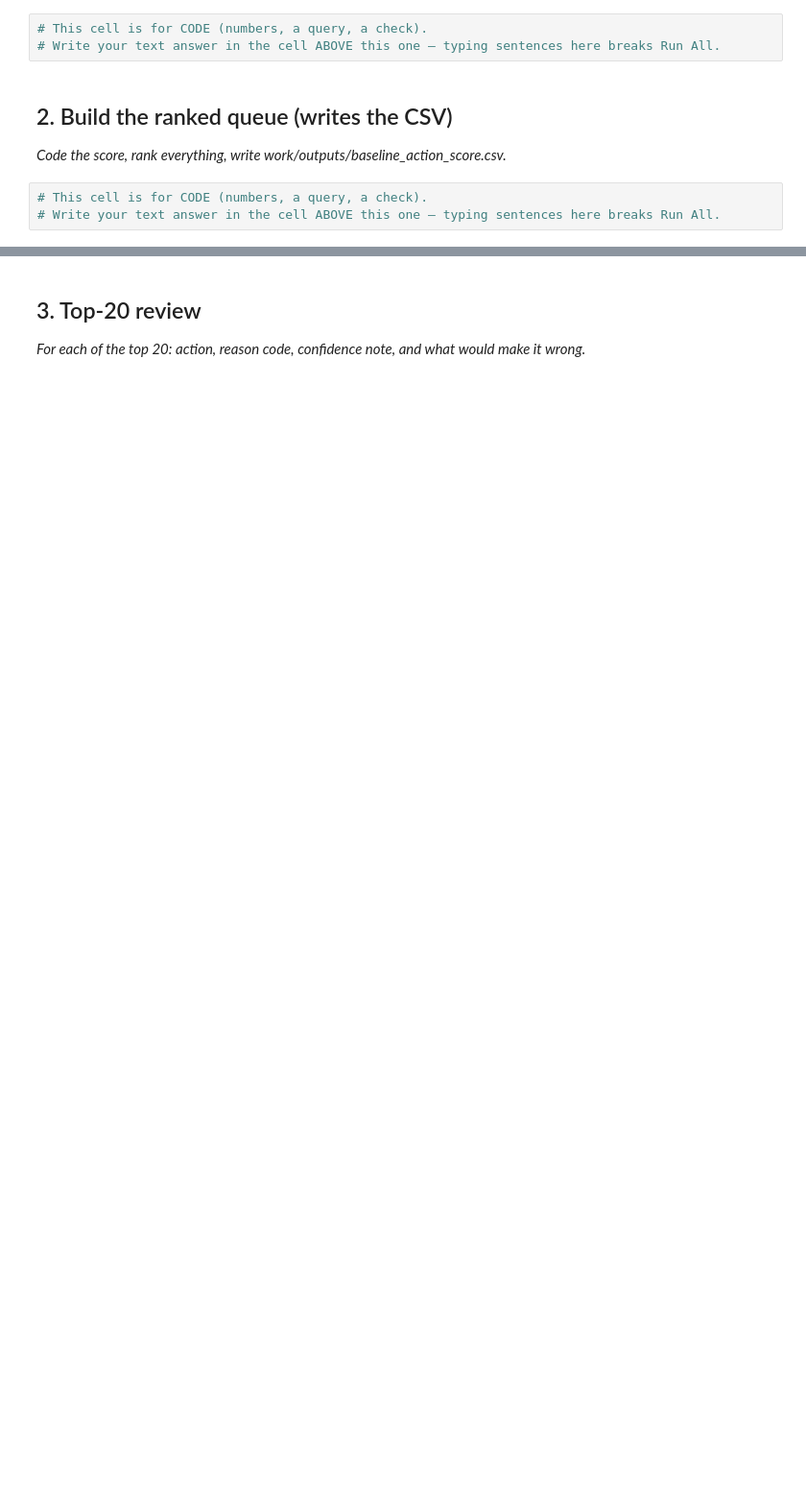
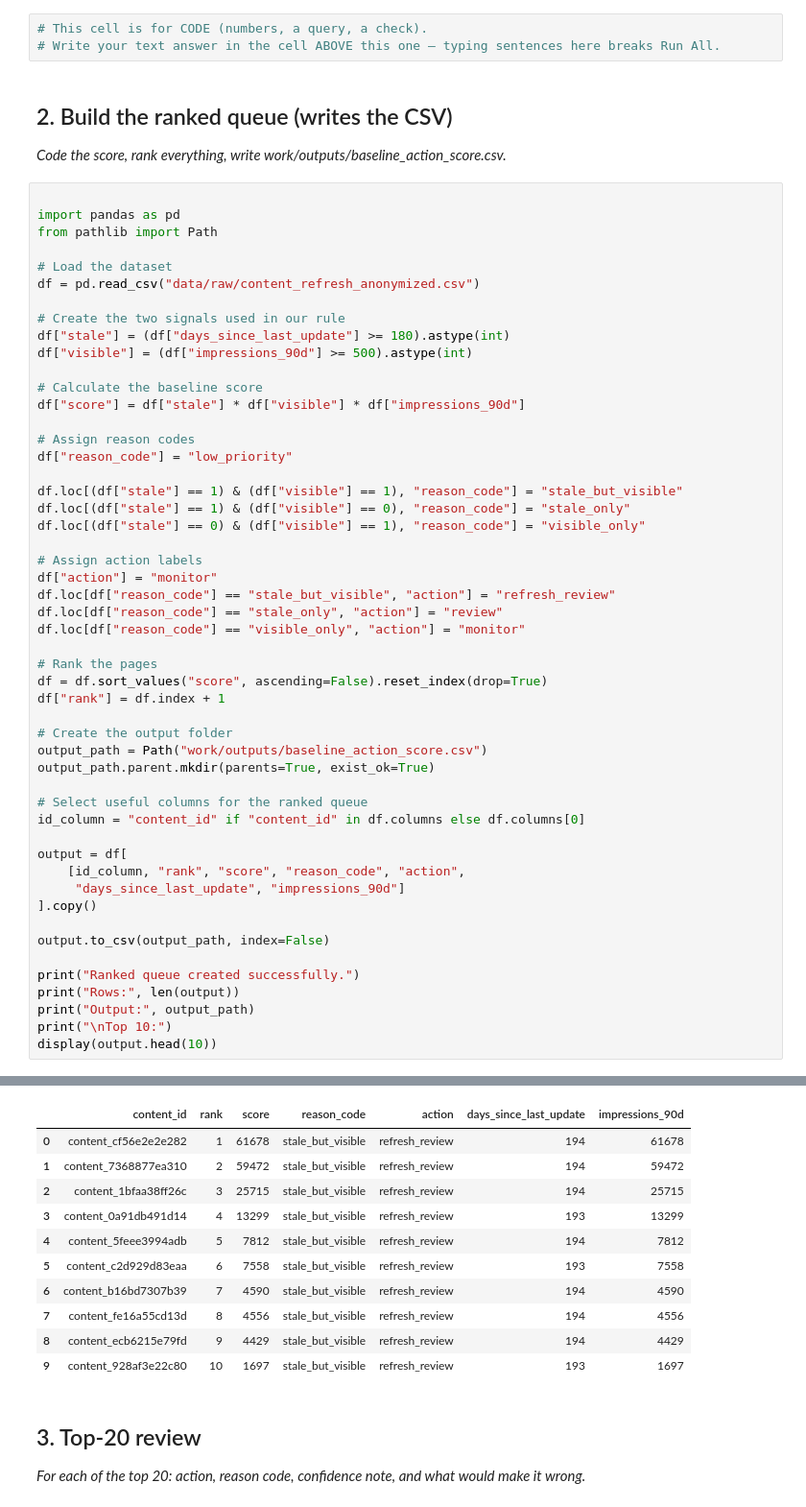
Before and after one commit to shravyanjalikadunoori-hub/flyrankML, a Jupyter notebook: work/notebooks/w04_baseline_score.ipynb, the cells around one changed output, grey strips where cells are left out. Shown at 96% size. Drawn from its saved outputs; the diff is of its cells as text; blank space fills up the shorter version.

```diff
--- a/work/notebooks/w04_baseline_score.ipynb
+++ b/work/notebooks/w04_baseline_score.ipynb
@@ -42,5 +47,54 @@ Files/folders here:
 
 *Code the score, rank everything, write work/outputs/baseline_action_score.csv.*
 # %%
-# This cell is for CODE (numbers, a query, a check).
-# Write your text answer in the cell ABOVE this one — typing sentences here breaks Run All.
+
+import pandas as pd
+from pathlib import Path
+
+# Load the dataset
+df = pd.read_csv("data/raw/content_refresh_anonymized.csv")
+
+# Create the two signals used in our rule
+df["stale"] = (df["days_since_last_update"] >= 180).astype(int)
+df["visible"] = (df["impressions_90d"] >= 500).astype(int)
+
+# Calculate the baseline score
+df["score"] = df["stale"] * df["visible"] * df["impressions_90d"]
+
+# Assign reason codes
+df["reason_code"] = "low_priority"
+
+df.loc[(df["stale"] == 1) & (df["visible"] == 1), "reason_code"] = "stale_but_visible"
+df.loc[(df["stale"] == 1) & (df["visible"] == 0), "reason_code"] = "stale_only"
+df.loc[(df["stale"] == 0) & (df["visible"] == 1), "reason_code"] = "visible_only"
+
+# Assign action labels
+df["action"] = "monitor"
+df.loc[df["reason_code"] == "stale_but_visible", "action"] = "refresh_review"
+df.loc[df["reason_code"] == "stale_only", "action"] = "review"
+df.loc[df["reason_code"] == "visible_only", "action"] = "monitor"
+
+# Rank the pages
+df = df.sort_values("score", ascending=False).reset_index(drop=True)
+df["rank"] = df.index + 1
+
+# Create the output folder
+output_path = Path("work/outputs/baseline_action_score.csv")
+output_path.parent.mkdir(parents=True, exist_ok=True)
+
+# Select useful columns for the ranked queue
+id_column = "content_id" if "content_id" in df.columns else df.columns[0]
+
+output = df[
+    [id_column, "rank", "score", "reason_code", "action",
+     "days_since_last_update", "impressions_90d"]
+].copy()
+
+output.to_csv(output_path, index=False)
+
+print("Ranked queue created successfully.")
+print("Rows:", len(output))
+print("Output:", output_path)
+print("\nTop 10:")
+display(output.head(10))
+# %% [output]
@@ -47,3 +106,14 @@ Files/folders here:
+|  | content_id | rank | score | reason_code | action | days_since_last_update | impressions_90d |
+| 0 | content_cf56e2e2e282 | 1 | 61678 | stale_but_visible | refresh_review | 194 | 61678 |
+| 1 | content_7368877ea310 | 2 | 59472 | stale_but_visible | refresh_review | 194 | 59472 |
+| 2 | content_1bfaa38ff26c | 3 | 25715 | stale_but_visible | refresh_review | 194 | 25715 |
+| 3 | content_0a91db491d14 | 4 | 13299 | stale_but_visible | refresh_review | 193 | 13299 |
+| 4 | content_5feee3994adb | 5 | 7812 | stale_but_visible | refresh_review | 194 | 7812 |
+| 5 | content_c2d929d83eaa | 6 | 7558 | stale_but_visible | refresh_review | 193 | 7558 |
+| 6 | content_b16bd7307b39 | 7 | 4590 | stale_but_visible | refresh_review | 194 | 4590 |
+| 7 | content_fe16a55cd13d | 8 | 4556 | stale_but_visible | refresh_review | 194 | 4556 |
+| 8 | content_ecb6215e79fd | 9 | 4429 | stale_but_visible | refresh_review | 194 | 4429 |
+| 9 | content_928af3e22c80 | 10 | 1697 | stale_but_visible | refresh_review | 193 | 1697 |
 # %% [markdown]
 ## 3. Top-20 review
 
```
Also changed, not shown: parts of 5 cells of this notebook.
